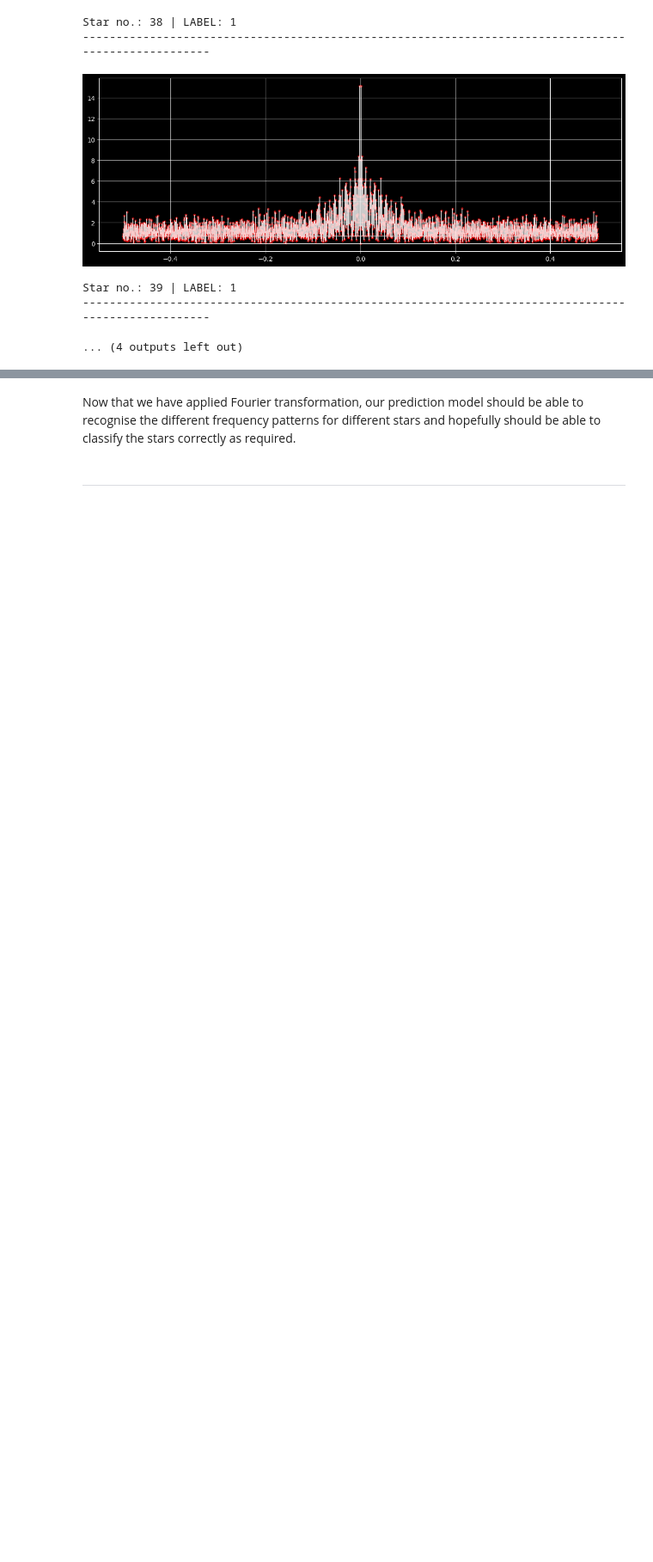
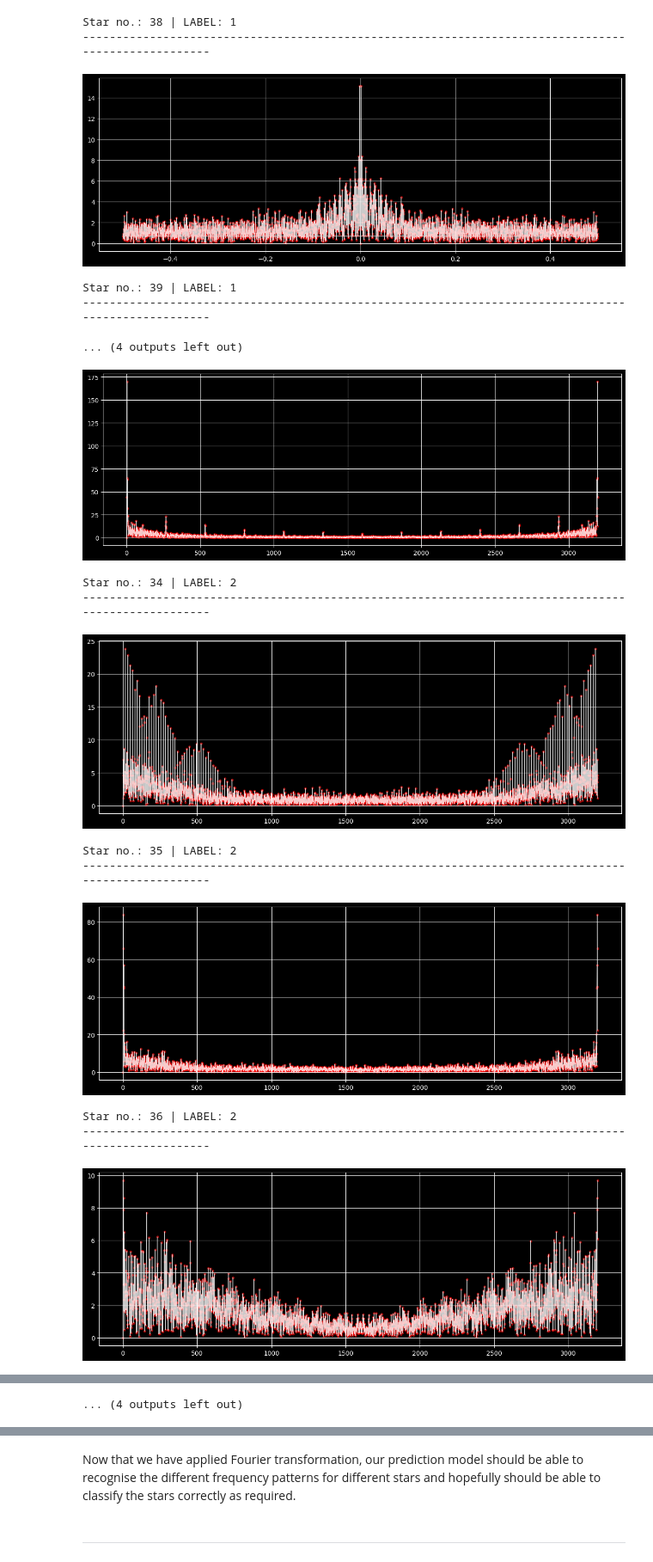
Before and after one commit to Aditya-Kayasth/Exoplanet-Detection-ML, a Jupyter notebook: Fast_Fourier_Transformation.ipynb, the cells around one changed output, grey strips where cells are left out. Shown at 86% size. Cells and saved outputs as stored; diff of their text form; code cells hidden in the pictures; blank space fills up the shorter version.

```diff
--- a/Fast_Fourier_Transformation.ipynb
+++ b/Fast_Fourier_Transformation.ipynb
@@ -355,3 +354,30 @@ Star no.: 38 | LABEL: 1
 Star no.: 39 | LABEL: 1
 ----------------------------------------------------------------------------------------------------
 ... (4 outputs left out)
+# %%
+import matplotlib.pyplot as plt
+
+for i in range(34,42):
+    yaxis = x_fft_train.iloc[i,:]
+    xaxis = np.arange(1,3198)
+
+    plt.figure(figsize = (15,5), dpi = 100)
+    plt.style.use('dark_background')
+    plt.scatter(xaxis, yaxis, alpha=0.5, label="Flux Data", color="red", s=10)
+    plt.plot(xaxis, yaxis, color="white", linewidth=1, label="",alpha = 0.8)
+
+    plt.grid()
+    plt.show()
+
+    print(f"Star no.: {i} | LABEL: {norm_train_df.iloc[i,0]}\n{"----"*25}")
+# %% [output]
+[figure, added]
+Star no.: 34 | LABEL: 2
+----------------------------------------------------------------------------------------------------
+[figure, added]
+Star no.: 35 | LABEL: 2
+----------------------------------------------------------------------------------------------------
+[figure, added]
+Star no.: 36 | LABEL: 2
+----------------------------------------------------------------------------------------------------
+[figure, added]
@@ -358,3 +392,4 @@ Star no.: 39 | LABEL: 1
+... (4 outputs left out)
 # %% [markdown]
 The prediction model later, when deployed, should look for the different frequency pattern for different stars. Based on these patterns, it should classify whether a star has a planet or not.
 
```
Also changed, not shown: parts of 7 cells of this notebook.
